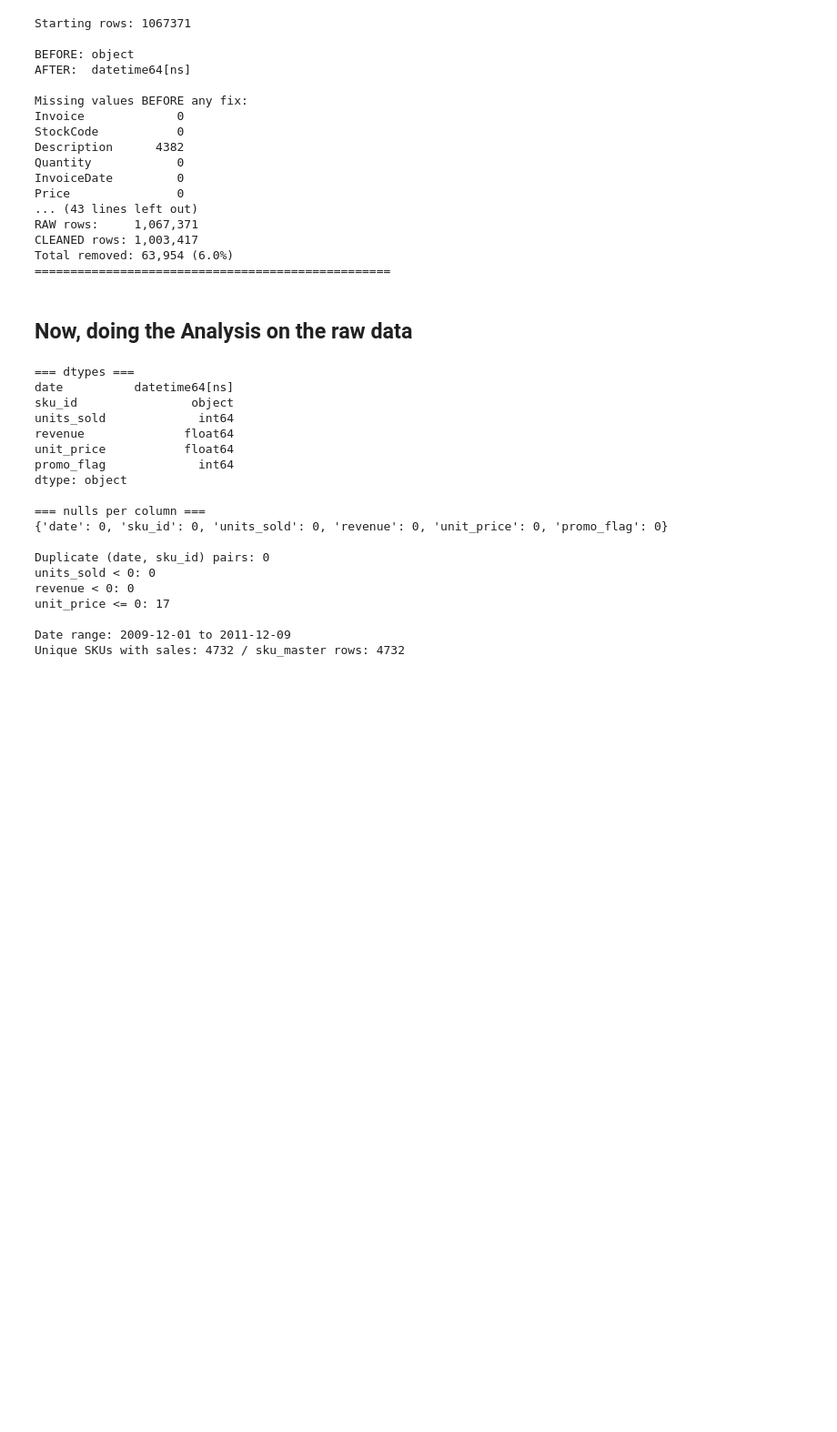
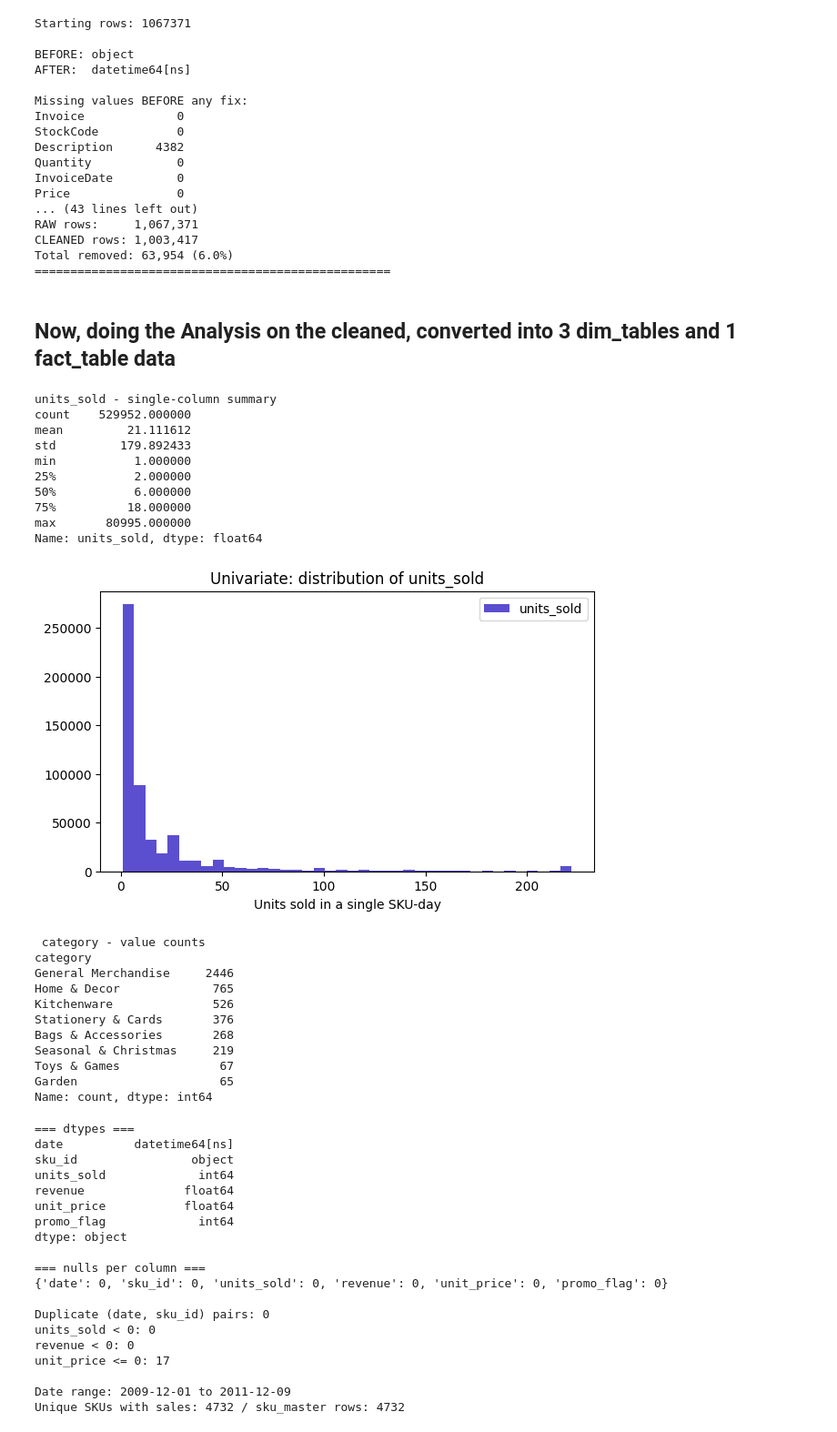
Before and after one commit to Sami21234/ZIDIO-PROJECTS, a Jupyter notebook: notebooks/01_eda.ipynb, the cells around one changed output. Shown at 91% size. Cells and saved outputs as stored; diff of their text form; code cells hidden in the pictures; blank space fills up the shorter version.

Commit message:
Done the Univariate Analysis on the sales_daily and sku_master individually.

```diff
--- a/notebooks/01_eda.ipynb
+++ b/notebooks/01_eda.ipynb
@@ -213,11 +213,54 @@ CLEANED rows: 1,003,417
 Total removed: 63,954 (6.0%)
 ==================================================
 # %% [markdown]
-## Now, doing the Analysis on the raw data
+## Now, doing the Analysis on the cleaned, converted into 3 dim_tables and 1 fact_table data
 # %%
 # Univariate Analysis
+import matplotlib.pyplot as plt
 
-import matplotlib.pyplot as plt
+sales = pd.read_csv("../data/processed/sales_daily.csv", parse_dates=["date"], dtype={"sku_id": str})
+sku    = pd.read_csv("../data/processed/sku_master.csv", dtype={"sku_id": str})
+
+# Univariate: units_sold (one column, by itself)
+print("units_sold - single-column summary")
+print(sales["units_sold"].describe())       # .describe() alone IS a univariate analysis - it summarizes ONE column.
+
+fig, ax = plt.subplots(figsize = (7, 4))
+ax.hist(sales["units_sold"].clip(upper=sales["units_sold"].quantile(0.99)), label = "units_sold", bins=40, color="#5B4FCF")
+ax.set_title("Univariate: distribution of units_sold")
+ax.set_xlabel("Units sold in a single SKU-day")
+ax.legend()
+plt.show()
+# A histogram is the classic univariate chart - it only ever looks at ONE column's values and counts how often each range of values occurs
+
+# Univariate: category (a text/categorical column, by itself)
+print("\n category - value counts")
+print(sku["category"].value_counts())
+# For a TEXT column, "value_counts()" is the univariate equivalent of describe() - instead of mean/std (which don't make sense for text),
+# it just counts how many times each distinct value appears
+# %% [output]
+units_sold - single-column summary
+count    529952.000000
+mean         21.111612
+std         179.892433
+min           1.000000
+25%           2.000000
+50%           6.000000
+75%          18.000000
+max       80995.000000
+Name: units_sold, dtype: float64
+[figure, added]
+ category - value counts
+category
+General Merchandise     2446
+Home & Decor             765
+Kitchenware              526
+Stationery & Cards       376
+Bags & Accessories       268
+Seasonal & Christmas     219
+Toys & Games              67
+Garden                    65
+Name: count, dtype: int64
 # %%
 # Loading the datasets
 sales = pd.read_csv("../data/processed/sales_daily.csv", parse_dates= ["date"], dtype={"sku_id": str})
```
